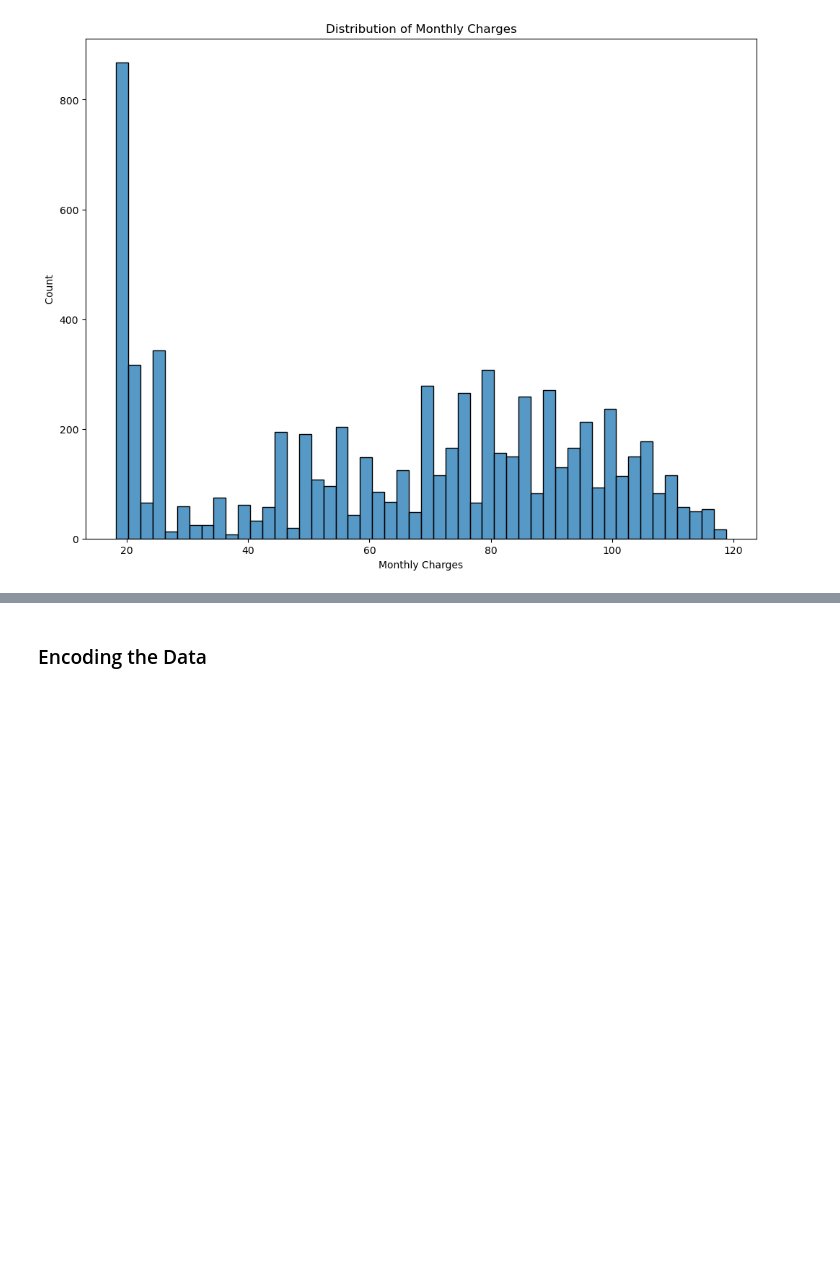
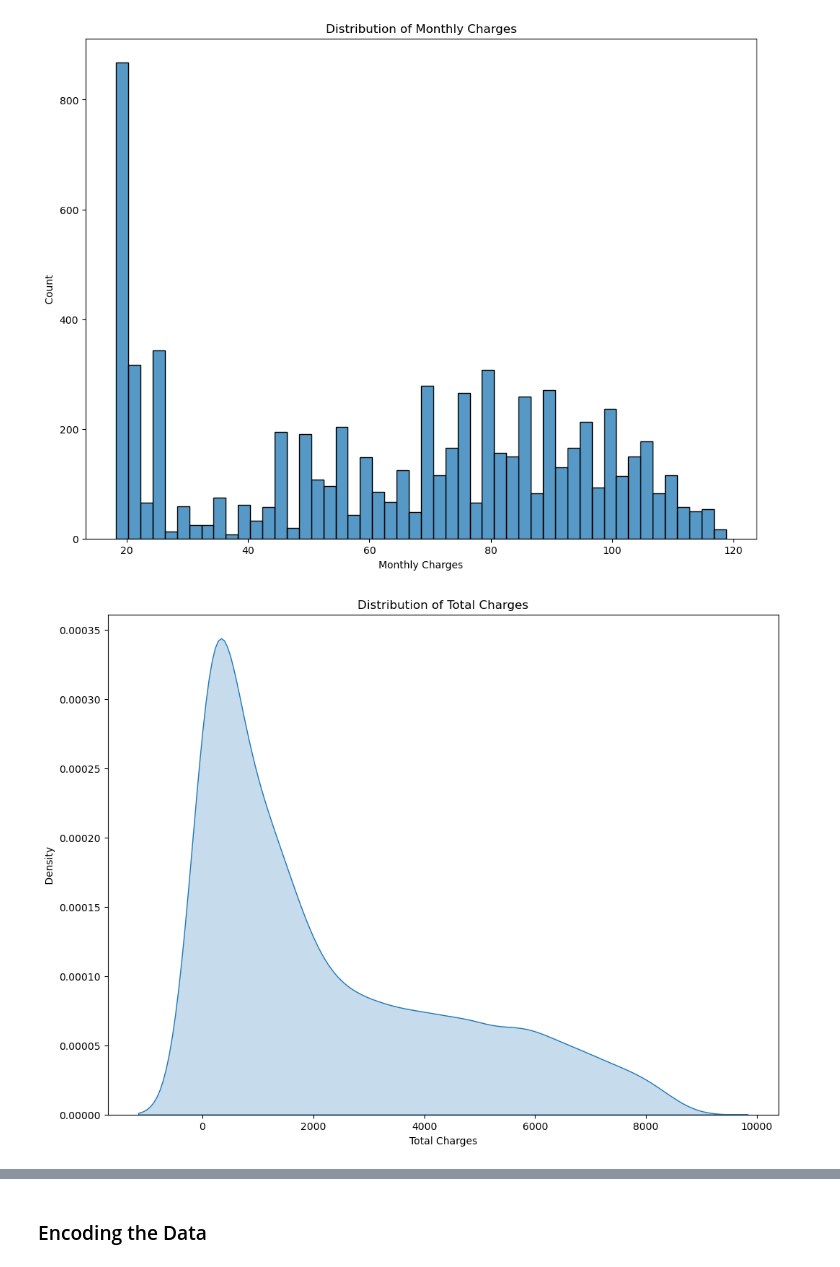
Before and after one commit to Sam1522/Predicting-Telco-Customer-Churn, a Jupyter notebook: Customer Churn Prediction.ipynb, the cells around one changed output, grey strips where cells are left out. Cells and saved outputs as stored; diff of their text form; code cells hidden in the pictures; blank space fills up the shorter version.

```diff
--- a/Customer Churn Prediction.ipynb
+++ b/Customer Churn Prediction.ipynb
@@ -487,3 +503,14 @@ plt.ylabel(" Count ")
 plt.show()
 # %% [output]
 [figure]
+# %%
+#Kde plot of monthly charges based on the customer churn
+plt.figure(figsize=(12, 9))
+sns.kdeplot(customer_churn["totalcharges"], fill= True)
+
+plt.title("Distribution of Total Charges")
+plt.xlabel("Total Charges")
+plt.ylabel(" Density ")
+plt.show()
+# %% [output]
+[figure, added]
```
Also changed, not shown: parts of 12 cells of this notebook.
